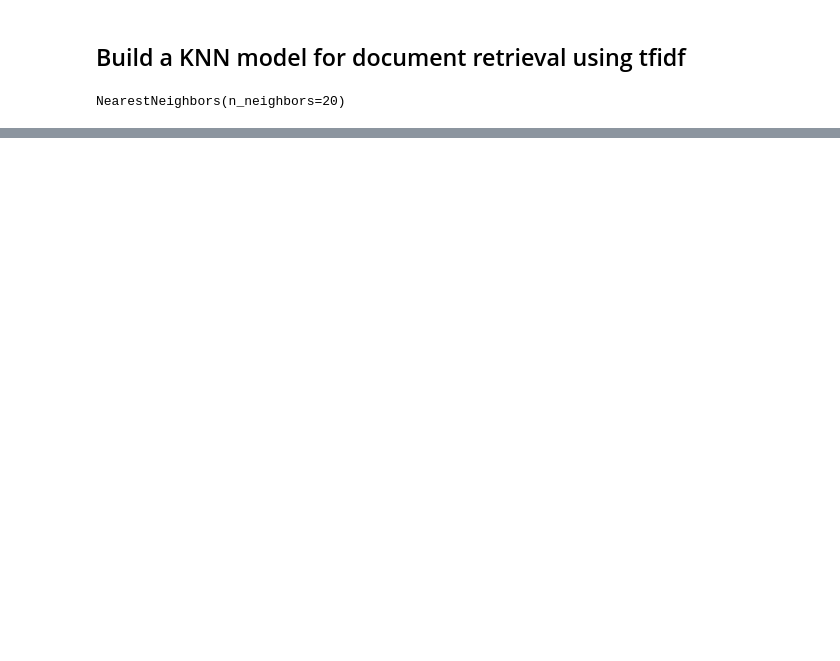
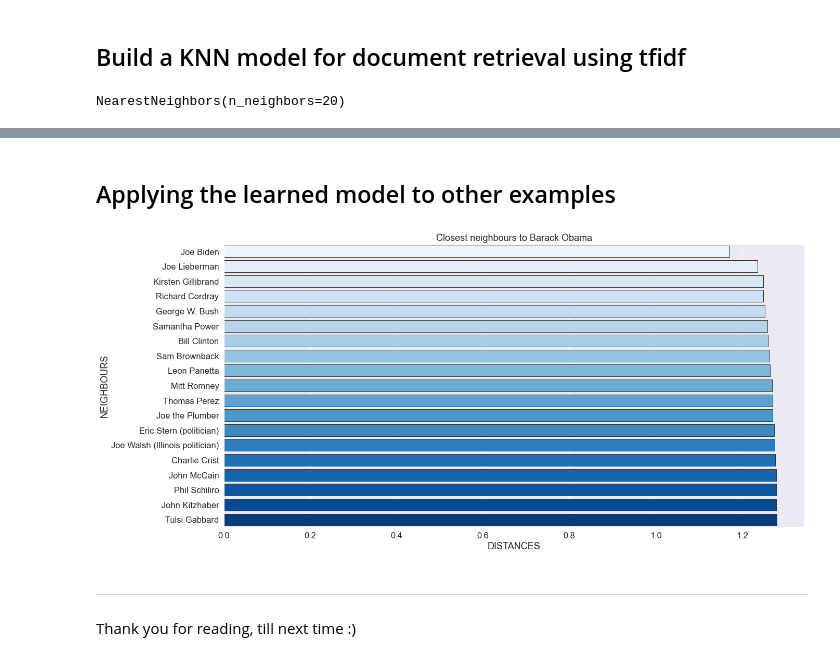
Before and after one commit to Neoxs/machine_learning_notebooks, a Jupyter notebook: week4_clustering/wikipedia_articles_suggestion.ipynb, the cells around one changed output, grey strips where cells are left out. Cells and saved outputs as stored; diff of their text form; code cells hidden in the pictures; blank space fills up the shorter version.

```diff
--- a/week4_clustering/wikipedia_articles_suggestion.ipynb
+++ b/week4_clustering/wikipedia_articles_suggestion.ipynb
@@ -183,0 +199,10 @@ plt.show()
+# %% [markdown]
+## Applying the learned model to other examples
+# %%
+# Showcase the similar profiles for Barack Obama
+apply_model("Barack Obama")
+# %% [output]
+[figure, added]
+# %% [markdown]
+------------------------------
+Thank you for reading, till next time :)
```
Also changed, not shown: parts of 9 cells of this notebook.
